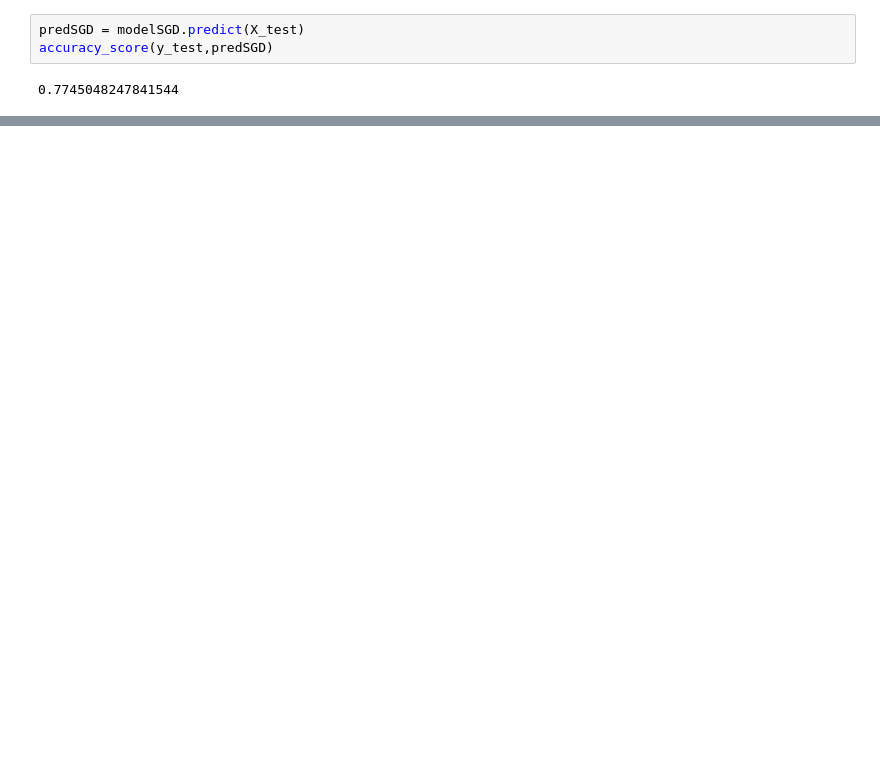
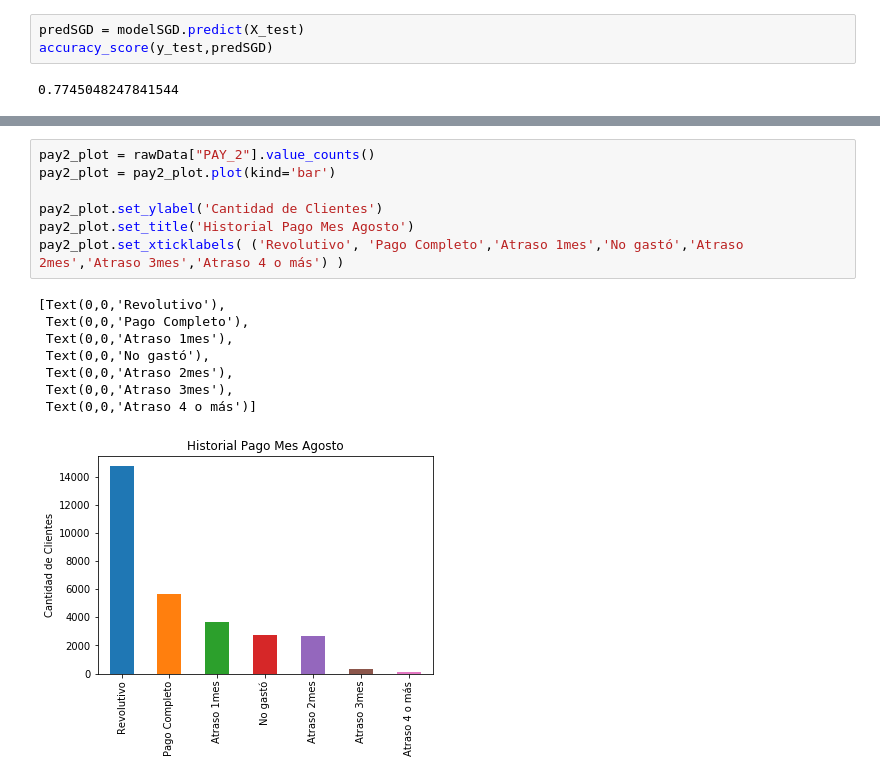
Before and after one commit to KatyaBrenes/Data-Science-Task1, a Jupyter notebook: CreditOne Regression.ipynb, the cells around one changed output, grey strips where cells are left out. Cells and saved outputs as stored; diff of their text form; blank space fills up the shorter version.

```diff
--- a/CreditOne Regression.ipynb
+++ b/CreditOne Regression.ipynb
@@ -911,0 +967,16 @@ accuracy_score(y_test,predSGD)
+# %%
+pay2_plot = rawData["PAY_2"].value_counts()
+pay2_plot = pay2_plot.plot(kind='bar')
+
+pay2_plot.set_ylabel('Cantidad de Clientes')
+pay2_plot.set_title('Historial Pago Mes Agosto')
+pay2_plot.set_xticklabels( ('Revolutivo', 'Pago Completo','Atraso 1mes','No gastó','Atraso 2mes','Atraso 3mes','Atraso 4 o más') )
+# %% [output]
+[Text(0,0,'Revolutivo'),
+ Text(0,0,'Pago Completo'),
+ Text(0,0,'Atraso 1mes'),
+ Text(0,0,'No gastó'),
+ Text(0,0,'Atraso 2mes'),
+ Text(0,0,'Atraso 3mes'),
+ Text(0,0,'Atraso 4 o más')]
+[figure, added]
```
Also changed, not shown: parts of 10 cells of this notebook.
